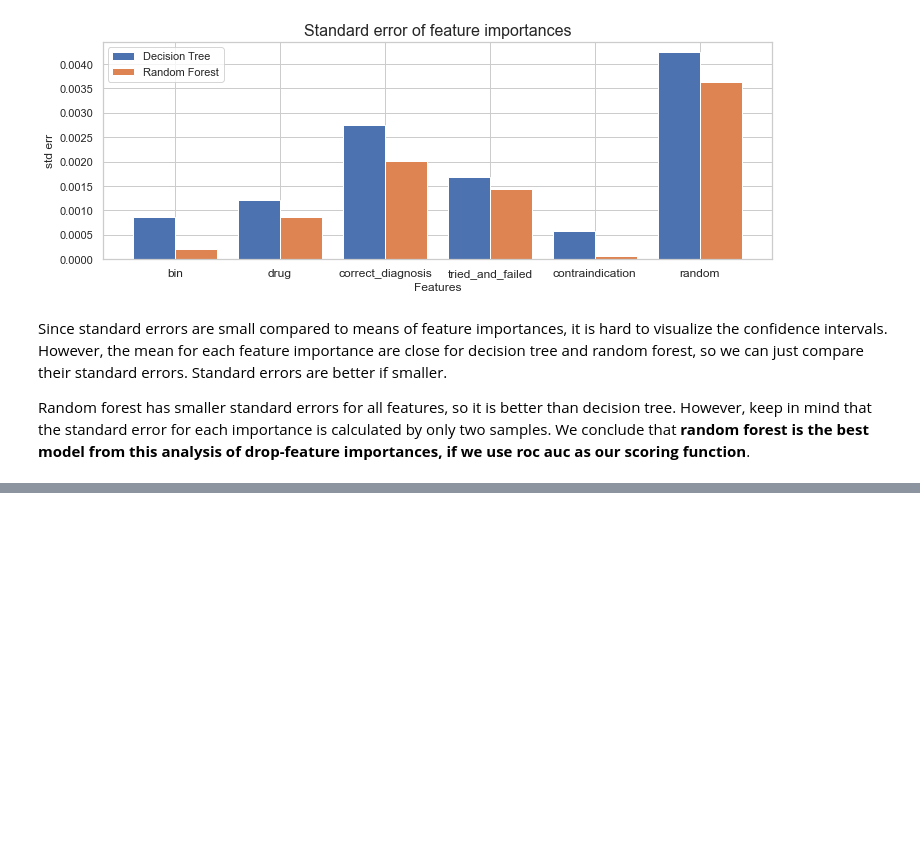
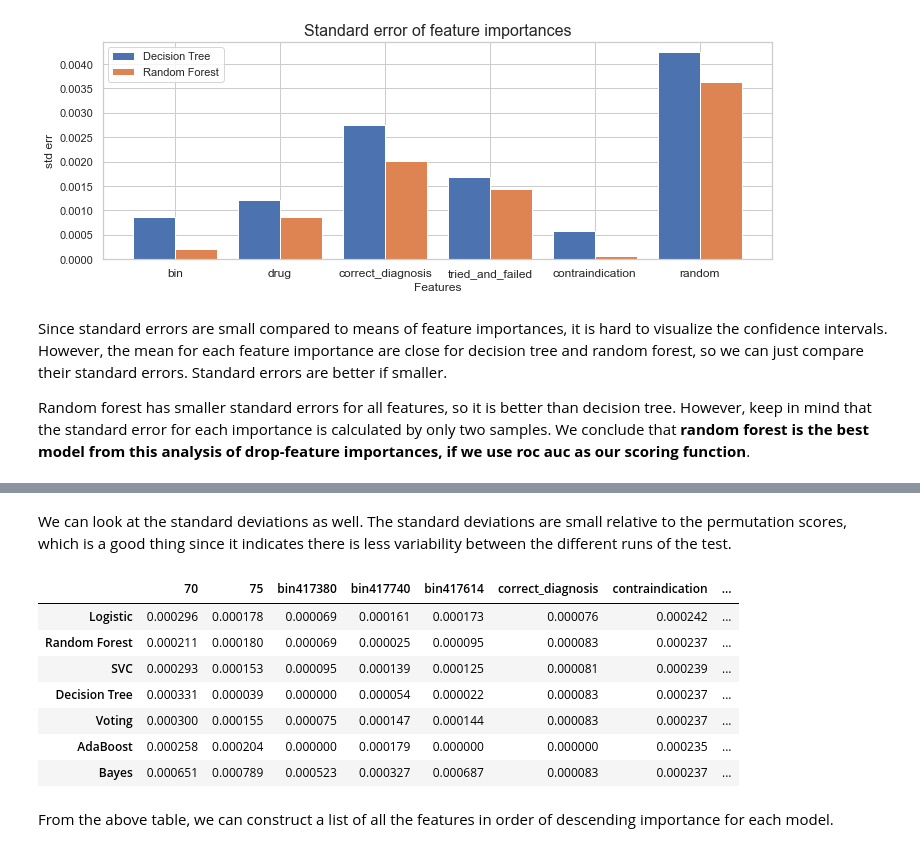
Before and after one commit to domagal9/classifymymeds, a Jupyter notebook: pa_classifier_feature_importances.ipynb, the cells around one changed output, grey strips where cells are left out. Cells and saved outputs as stored; diff of their text form; code cells hidden in the pictures; blank space fills up the shorter version.

```diff
--- a/pa_classifier_feature_importances.ipynb
+++ b/pa_classifier_feature_importances.ipynb
@@ -240,0 +427,15 @@ Random forest has smaller standard errors for all features, so it is better than
+# %% [markdown]
+We can look at the standard deviations as well. The standard deviations are small relative to the permutation scores, which is a good thing since it indicates there is less variability between the different runs of the test.
+# %%
+df_std_devs
+# %% [output]
+|  | 70 | 75 | bin417380 | bin417740 | bin417614 | correct_diagnosis | contraindication | ... |
+| Logistic | 0.000296 | 0.000178 | 0.000069 | 0.000161 | 0.000173 | 0.000076 | 0.000242 | ... |
+| Random Forest | 0.000211 | 0.000180 | 0.000069 | 0.000025 | 0.000095 | 0.000083 | 0.000237 | ... |
+| SVC | 0.000293 | 0.000153 | 0.000095 | 0.000139 | 0.000125 | 0.000081 | 0.000239 | ... |
+| Decision Tree | 0.000331 | 0.000039 | 0.000000 | 0.000054 | 0.000022 | 0.000083 | 0.000237 | ... |
+| Voting | 0.000300 | 0.000155 | 0.000075 | 0.000147 | 0.000144 | 0.000083 | 0.000237 | ... |
+| AdaBoost | 0.000258 | 0.000204 | 0.000000 | 0.000179 | 0.000000 | 0.000000 | 0.000235 | ... |
+| Bayes | 0.000651 | 0.000789 | 0.000523 | 0.000327 | 0.000687 | 0.000083 | 0.000237 | ... |
+# %% [markdown]
+From the above table, we can construct a list of all the features in order of descending importance for each model.
```
Also changed, not shown: parts of 41 cells of this notebook.
